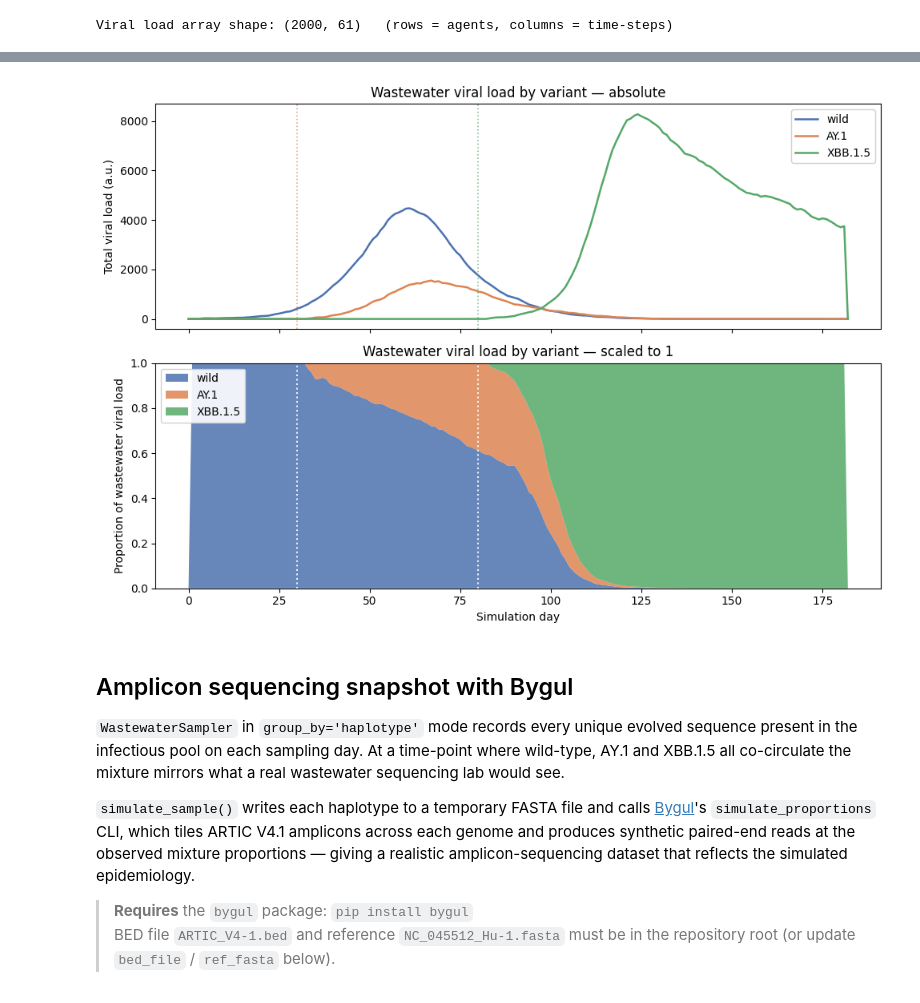
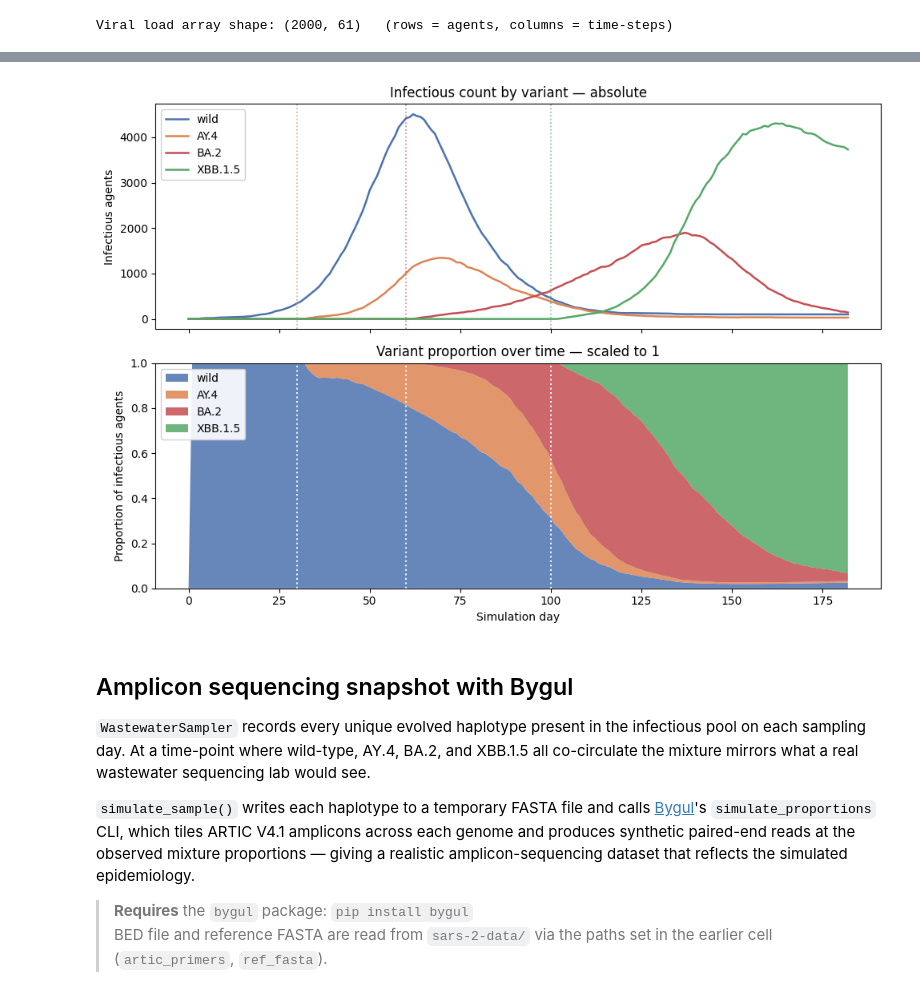
Before and after one commit to andersen-lab/covasim4wastewater, a Jupyter notebook: docs/tutorials/tut_wastewater.ipynb, the cells around one changed output, grey strips where cells are left out. Drawn from its saved outputs; the diff is of its cells as text; code cells hidden in the pictures.

Commit message:
Update tutorial notebooks, use genbank consensus genomes as example sars 2 data

```diff
--- a/docs/tutorials/tut_wastewater.ipynb
+++ b/docs/tutorials/tut_wastewater.ipynb
@@ -27,11 +29,11 @@ sim = cv.Sim(pop_size=60,
              n_imports=0,
              verbose=0)
 sim.run()
-viral_load = sim.people.viral_load
+viral_load = sim.results['viral_load_hist']
 plt.figure(figsize=(15, 15))
 
 im = plt.imshow(
-    sim.people.viral_load,
+    viral_load,
     aspect='auto',      # prevents squashing
     origin='lower',     # agent 0 at bottom
     cmap='viridis'      # choose colormap
@@ -201,66 +195,61 @@ XBB.1.5                 145          13.6734
 # %%
-# Always use get_analyzer() — sim.analyzers[i] is a deep copy made at
-# initialisation and contains no sampled data.
-ww = sim.get_analyzer('WastewaterVariant')
-
-variant_names = list(sim['variant_map'].values())   # e.g. ['wild', 'AY.1', 'XBB.1.5']
+variant_names = list(sim['variant_map'].values())   # e.g. ['wild', 'AY.4', 'BA.2', 'XBB.1.5']
 n_steps = sim.npts
 
-# Build per-variant time series indexed by simulation step
-loads = {v: np.zeros(n_steps) for v in variant_names}
-props = {v: np.zeros(n_steps) for v in variant_names}
+# Per-variant infectious counts from the standard Covasim result.
+# Shape: (n_variants, n_steps).
+n_inf = np.array(sim.results['variant']['n_infectious_by_variant'].values)
+total = n_inf.sum(axis=0)
+total[total == 0] = 1  # avoid division by zero on days with no infections
 
-for day, sample in ww.samples.items():
-    if sample is not None and day < n_steps:
-        for vname, rl, p in zip(sample.variant_labels, sample.raw_loads, sample.proportions):
-            loads[vname][day] = rl
-            props[vname][day] = p
+loads = {v: n_inf[i] for i, v in enumerate(variant_names)}
+props = {v: n_inf[i] / total for i, v in enumerate(variant_names)}
 
 # Color palette (extend automatically for any extra variants)
-palette = {'wild': '#4C72B0', 'AY.1': '#DD8452', 'XBB.1.5': '#55A868'}
+palette = {'wild': '#4C72B0', 'AY.4': '#DD8452', 'BA.2': '#C44E52', 'XBB.1.5': '#55A868'}
 _defaults = plt.rcParams['axes.prop_cycle'].by_key()['color']
 for i, v in enumerate(variant_names):
     palette.setdefault(v, _defaults[i % len(_defaults)])
 
 tvec       = np.arange(n_steps)
-intro_days = {'AY.1': 30, 'XBB.1.5': 80}
+intro_days = {'AY.4': 30, 'BA.2': 60, 'XBB.1.5': 100}
 
 fig, (ax1, ax2) = plt.subplots(2, 1, figsize=(10, 7), sharex=True)
 
-# -- Absolute viral load signal -----------------------------------------------
+# -- Absolute infectious counts -----------------------------------------------
 for vname in variant_names:
     ax1.plot(tvec, loads[vname], label=vname, color=palette[vname], linewidth=1.8)
 for vname, day in intro_days.items():
     ax1.axvline(day, color=palette[vname], linestyle=':', linewidth=1.2, alpha=0.7)
-ax1.set_ylabel('Total viral load (a.u.)')
-ax1.set_title('Wastewater viral load by variant — absolute')
+ax1.set_ylabel('Infectious agents')
+ax1.set_title('Infectious count by variant — absolute')
 ax1.legend(framealpha=0.9)
 
 # -- Scaled to 1 (stacked area) -----------------------------------------------
 stacked = np.array([props[v] for v in variant_names])
 ax2.stackplot(tvec, stacked,
               labels=variant_names,
               colors=[palette[v] for v in variant_names],
               alpha=0.85)
 for vname, day in intro_days.items():
     ax2.axvline(day, color='white', linestyle=':', linewidth=1.5, alpha=0.9)
 ax2.set_xlabel('Simulation day')
-ax2.set_ylabel('Proportion of wastewater viral load')
-ax2.set_title('Wastewater viral load by variant — scaled to 1')
+ax2.set_ylabel('Proportion of infectious agents')
+ax2.set_title('Variant proportion over time — scaled to 1')
 ax2.set_ylim(0, 1)
 ax2.legend(loc='upper left', framealpha=0.9)
 
 plt.tight_layout()
 plt.show()
 # %% [output]
-[figure, old version]
+[figure, new version]
 # %% [markdown]
 ## Amplicon sequencing snapshot with Bygul
 
-`WastewaterSampler` in `group_by='haplotype'` mode records every unique evolved
-sequence present in the infectious pool on each sampling day.  At a time-point
-where wild-type, AY.1 and XBB.1.5 all co-circulate the mixture mirrors what a
-real wastewater sequencing lab would see.
+`WastewaterSampler` records every unique evolved haplotype present in the
+infectious pool on each sampling day.  At a time-point where wild-type, AY.4,
+BA.2, and XBB.1.5 all co-circulate the mixture mirrors what a real wastewater
+sequencing lab would see.
 
 `simulate_sample()` writes each haplotype to a temporary FASTA file and calls
 [Bygul](https://github.com/andersen-lab/Bygul)'s `simulate_proportions` CLI,
@@ -269,8 +258,8 @@ paired-end reads at the observed mixture proportions — giving a realistic
 amplicon-sequencing dataset that reflects the simulated epidemiology.
 
 > **Requires** the `bygul` package: `pip install bygul`
-> BED file `ARTIC_V4-1.bed` and reference `NC_045512_Hu-1.fasta` must be in
-> the repository root (or update `bed_file` / `ref_fasta` below).
+> BED file and reference FASTA are read from `sars-2-data/` via the paths
+> set in the earlier cell (`artic_primers`, `ref_fasta`).
 # %%
 import glob, os, dataclasses
 
```
Also changed, not shown: parts of 7 cells of this notebook, 7 other files.
